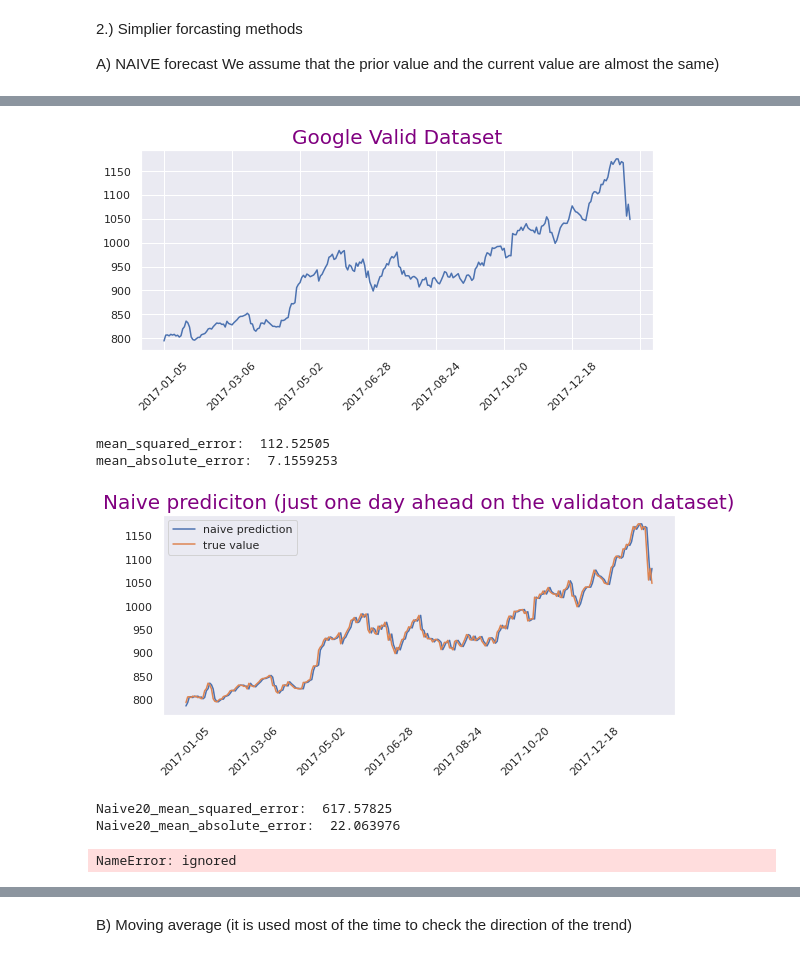
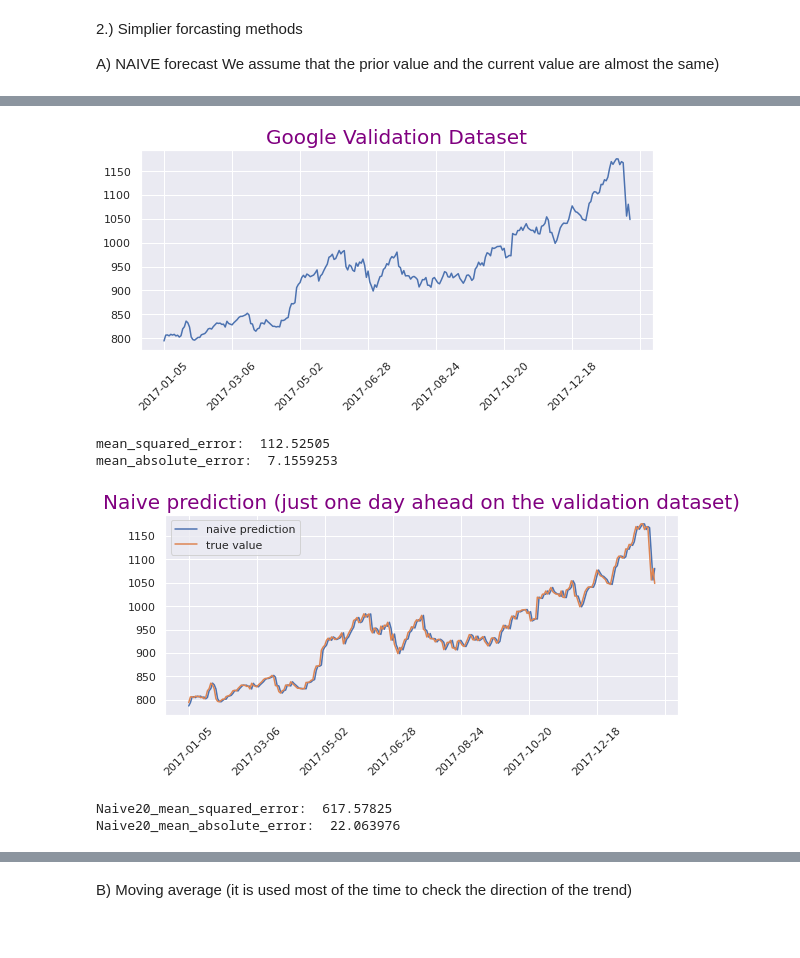
Before and after one commit to vbanai/Time-series-analysis, a Jupyter notebook: StockExchange.ipynb, the cells around one changed output, grey strips where cells are left out. Saved outputs shown, nothing was run; the diff lists cells and outputs as text; code cells hidden in the pictures.

```diff
--- a/StockExchange.ipynb
+++ b/StockExchange.ipynb
@@ -450,32 +453,28 @@ len(Google_dataset_conversiontolist)
 # %%
-import numpy as np
 
 close=[]
 time=[]
 
 for i in range(len(Google_dataset_conversiontolist)):
   time.append(Google_dataset_conversiontolist[i][0])
   close.append(float(Google_dataset_conversiontolist[i][4]))
-
-import matplotlib.pyplot as plt
-import matplotlib.ticker as plticker
 
 split_time=700
 time_train=time[:700]
 x_train=close[:700]
 time_valid=time[700:]
 x_valid=close[700:]
 
 
 fig, ax = plt.subplots(figsize=(8,4))
 ax.plot(time_valid,x_valid)
 loc = plticker.MultipleLocator(base=40.0) # this locator puts ticks at regular intervals
 ax.xaxis.set_major_locator(loc)
 ax.xaxis.set_tick_params(rotation=45)
 plt.tight_layout()
-plt.title('Google Valid Dataset', fontsize=20, color='purple')
+plt.title('Google Validation Dataset', fontsize=20, color='purple')
 
 plt.show()
 # %% [output]
-[figure, old version]
+[figure, new version]
 # %%
@@ -497,12 +492,12 @@ loc = plticker.MultipleLocator(base=40.0) # this locator puts ticks at regular i
 ax.xaxis.set_major_locator(loc)
 ax.xaxis.set_tick_params(rotation=45)
 plt.tight_layout()
-plt.title('Naive prediciton (just one day ahead on the validaton dataset)', fontsize=20, color='purple')
+plt.title('Naive prediction (just one day ahead on the validation dataset)', fontsize=20, color='purple')
 plt.legend(['naive prediction', 'true value'])
-ax.grid()
+
 plt.show()
 # %% [output]
-[figure, old version]
+[figure, new version]
 # %%
 #prediction 20 days ahead
 
@@ -520,24 +515,3 @@ print("Naive20_mean_absolute_error: ", keras.metrics.mean_absolute_error(x_valid
 # %% [output]
 Naive20_mean_squared_error:  617.57825
 Naive20_mean_absolute_error:  22.063976
-# %%
-lower=pd.Series(predictions[2][:,0], index=test.index)
-upper=pd.Series(predictions[2][:,1], index=test.index)
-forecast=pd.Series(predictions[0], index=test.index)
-
-
-#lower_conversiontolist=lower.to_numpy('str').tolist()
-#upper_conversiontolist=upper.to_numpy('str').tolist()
-
-#a=[float(i) for x in lower_conversiontolist for i in x]
-#b=[float(i) for x in upper_conversiontolist for i in x]
-
-plt.figure(figsize=(12,5), dpi=100)
-plt.plot(train, label='train')
-plt.plot(test, label='test')
-plt.plot(forecast, label='forecast')
-plt.fill_between(lower.index, y1=lower, y2=upper,
-                 color='k', alpha=.15)
-plt.legend(loc='upper left', fontsize=8)
-# %% [output]
-NameError: ignored
```
Also changed, not shown: parts of 70 cells of this notebook.
